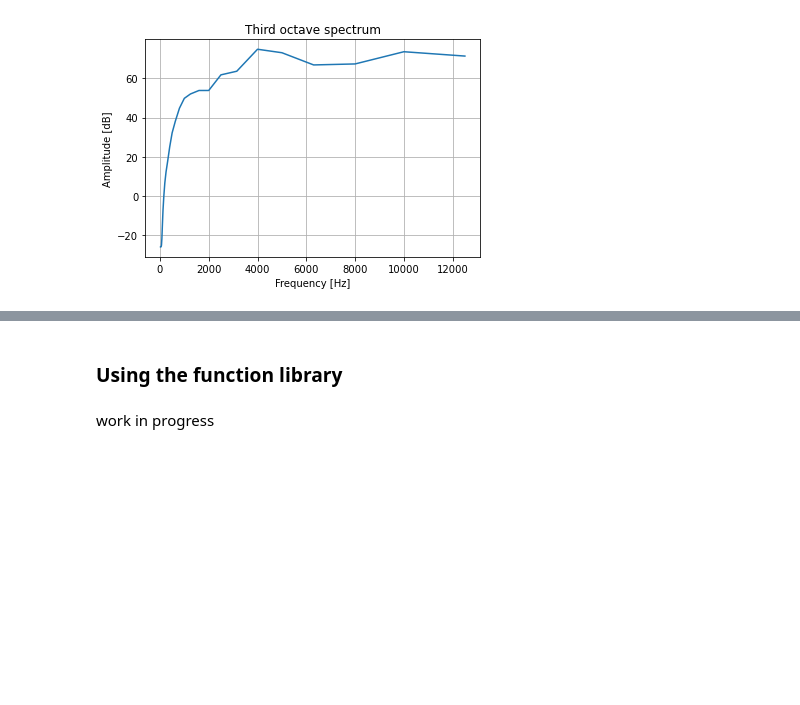
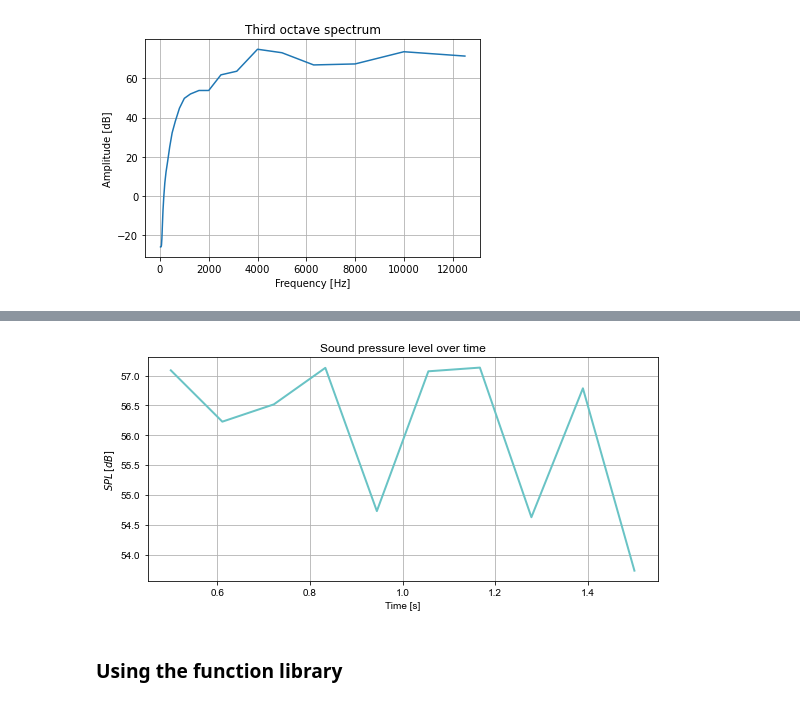
Before and after one commit to Eomys/MoSQITo, a Jupyter notebook: tutorials/tuto_signal_basic_operations.ipynb, the cells around one changed output, grey strips where cells are left out. Drawn from its saved outputs; the diff is of its cells as text; code cells hidden in the pictures; blank space fills up the shorter version.

Commit message:
[NF] overall level calculation

```diff
--- a/tutorials/tuto_signal_basic_operations.ipynb
+++ b/tutorials/tuto_signal_basic_operations.ipynb
@@ -144,0 +151,16 @@ work in progress
+# %%
+# Add MOSQITO to the Python path
+import sys
+sys.path.append('..')
+
+# Import MOSQITO color sheme [Optional]
+from mosqito import COLORS
+
+# Import Audio class
+from mosqito.classes.Audio import Audio
+
+# Create an Audio object
+woodpecker = Audio(
+    "../mosqito/validations/loudness_zwicker/data/ISO_532-1/Annex B.5/Test signal 24 (woodpecker).wav",
+    calib=2 * 2 ** 0.5,
+)
@@ -145,4 +175,14 @@ work in progress
+# %%
+# Compute overall level
+woodpecker.compute_level(nb_points=10,start=0.5,stop=1.5)
+
+# Plot SPL
+woodpecker.level.plot_2D_Data(
+    "time",
+    type_plot="curve",
+    color_list=COLORS,
+)
+# %% [output]
+[figure, added]
 # %% [markdown]
 ### Using the function library
-# %% [markdown]
-work in progress
```
Also changed, not shown: parts of 14 cells of this notebook.
